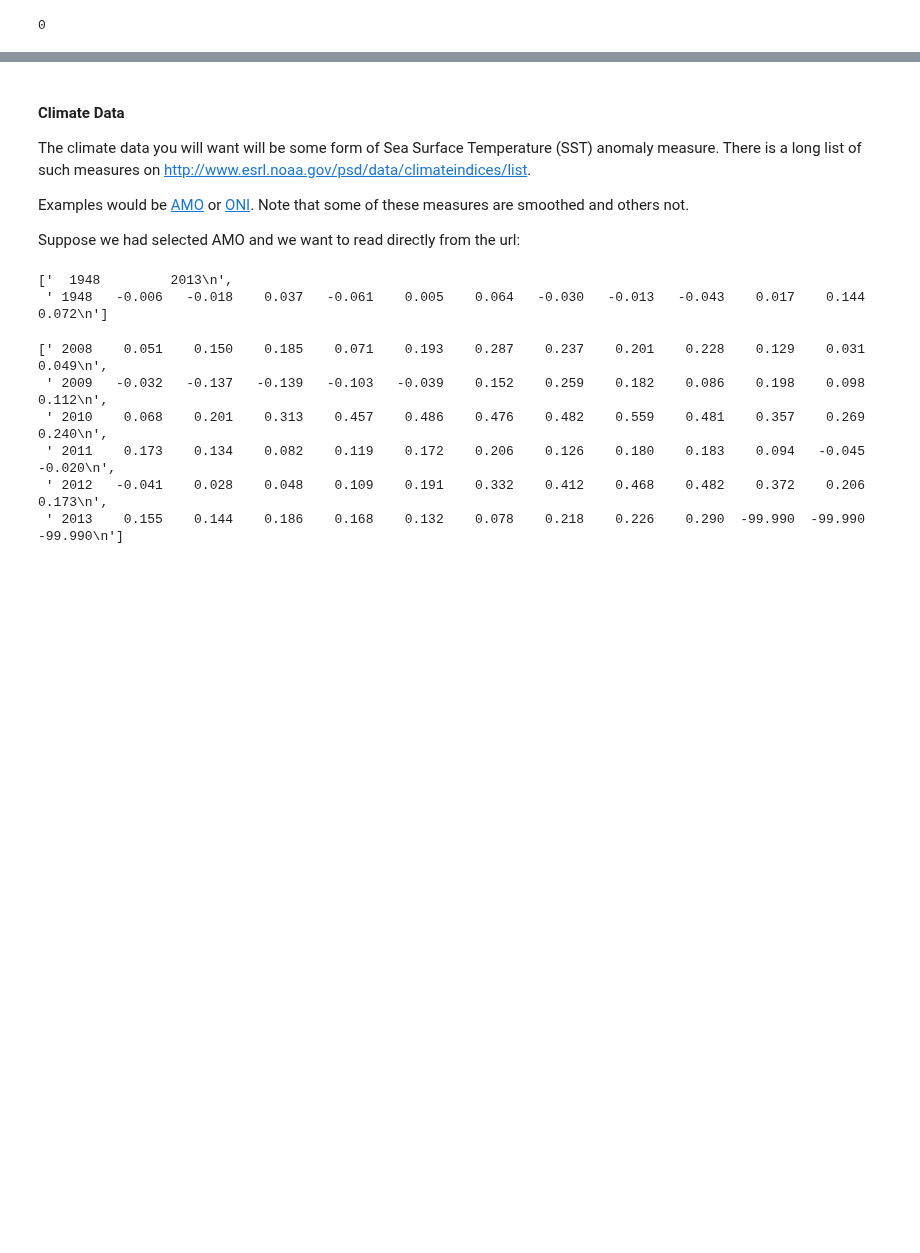
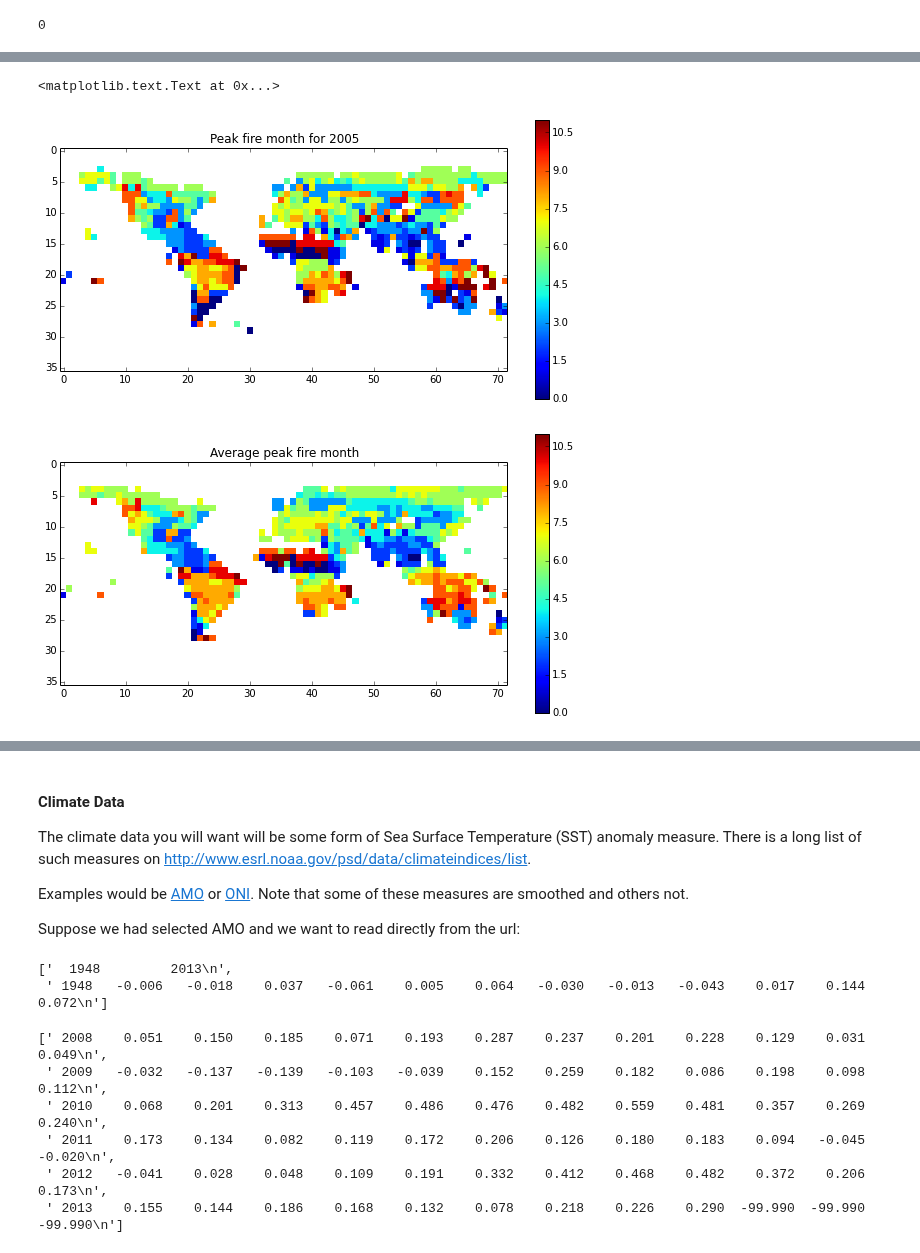
Before and after one commit to profLewis/geogg122, a Jupyter notebook: Chapter7_ENSO/ENSO.ipynb, the cells around one changed output, grey strips where cells are left out. Saved outputs shown, nothing was run; the diff lists cells and outputs as text; code cells hidden in the pictures; blank space fills up the shorter version.

```diff
--- a/Chapter7_ENSO/ENSO.ipynb
+++ b/Chapter7_ENSO/ENSO.ipynb
@@ -158,0 +172,29 @@ plt.legend(loc='best')
+# %%
+# which month has the highest fire count
+# NB 0-based here but we use a masked array
+
+# total fire count summed over month (axis 0)
+fmask = f2data.sum(axis=0) == 0
+
+# which month (axis 0) has the max value?
+fire_month = np.argmax(f2data,axis=0)
+
+# masked array of this
+fire_month = ma.array(fire_month,mask=fmask)
+
+y = 2005
+plt.figure(figsize=(10,5))
+plt.imshow(fire_month[y-year[0]],interpolation='nearest')
+plt.colorbar()
+plt.title('Peak fire month for %d'%(y))
+
+# suppose this is the same for all years:
+av_fire_month = np.median(fire_month,axis=0).astype(int)
+plt.figure(figsize=(10,5))
+plt.imshow(av_fire_month,interpolation='nearest')
+plt.colorbar()
+plt.title('Average peak fire month')
+# %% [output]
+<matplotlib.text.Text at 0x...>
+[figure, added]
+[figure, added]
```
Also changed, not shown: parts of 30 cells of this notebook.
